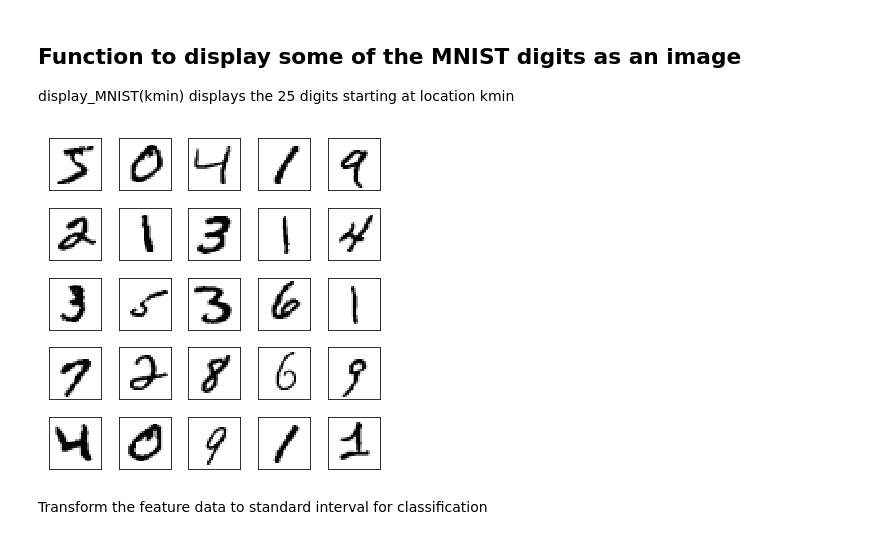
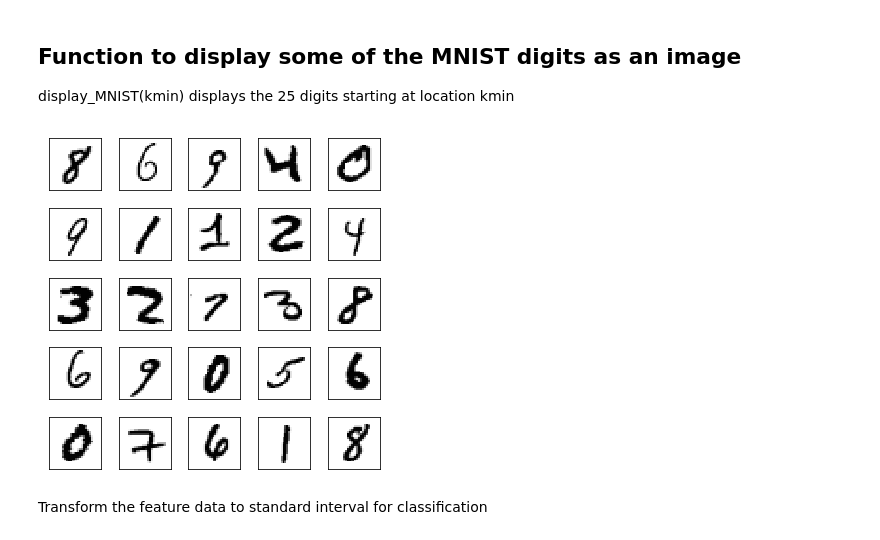
Before and after one commit to biomathman/machine-learning-in-python-book, a Jupyter notebook: notebooks/chapter-12-Neural-Network.ipynb, the cells around one changed output. Drawn from its saved outputs; the diff is of its cells as text; code cells hidden in the pictures.

```diff
--- a/notebooks/chapter-12-Neural-Network.ipynb
+++ b/notebooks/chapter-12-Neural-Network.ipynb
@@ -445,7 +521,7 @@ The source web page notes that some browswers may attempt to unzip the files for
 # %%
-XTRAIN=read_MNIST_images('../data/MNIST/train-images-idx3-ubyte.gz')
+XTRAIN=read_MNIST_images('train-images-idx3-ubyte.gz')
 print(len(XTRAIN),"images read")
-XTEST=read_MNIST_images('../data/MNIST/t10k-images-idx3-ubyte.gz')
+XTEST=read_MNIST_images('t10k-images-idx3-ubyte.gz')
 print(len(XTEST),"images read")
 # %% [output]
 60000 images read
@@ -480,9 +556,9 @@ def display_MNIST(kmin,outfile="MNIST-digit-examples.pdf"):
     fig.tight_layout()
     fig.savefig(outfile)
 # %%
-display_MNIST(0)
+display_MNIST(17)
 # %% [output]
-[figure, old version]
+[figure, new version]
 # %% [markdown]
 Transform the feature data to standard interval for classification
 # %%
```
Also changed, not shown: parts of 40 cells of this notebook.
